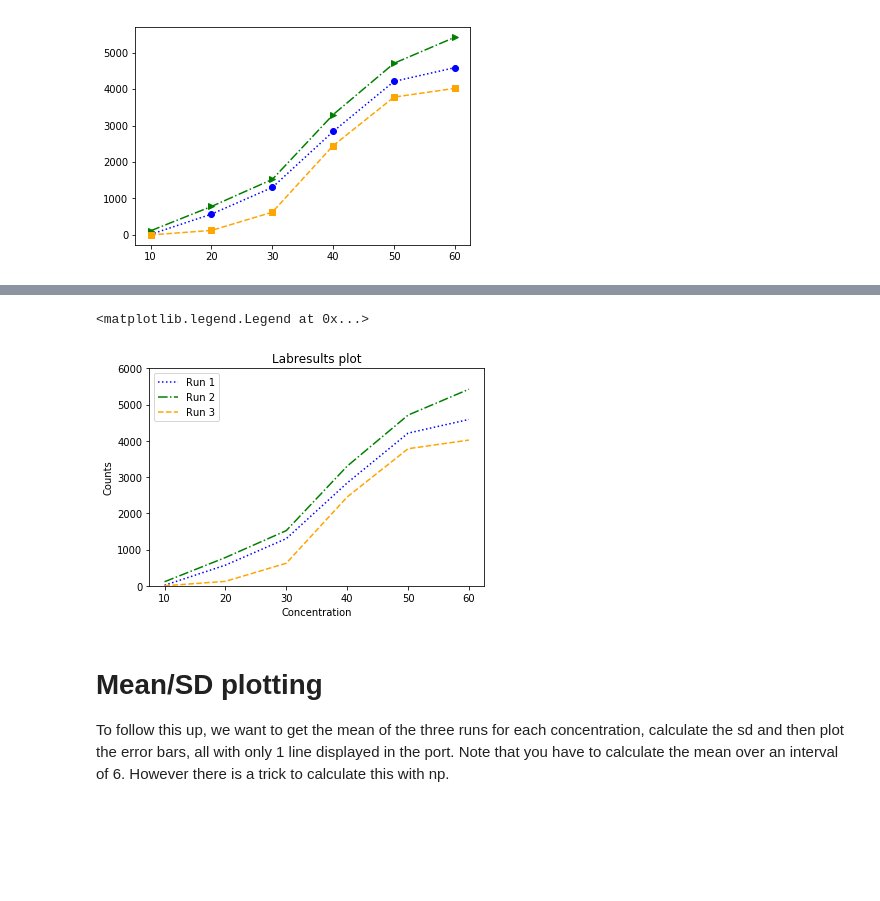
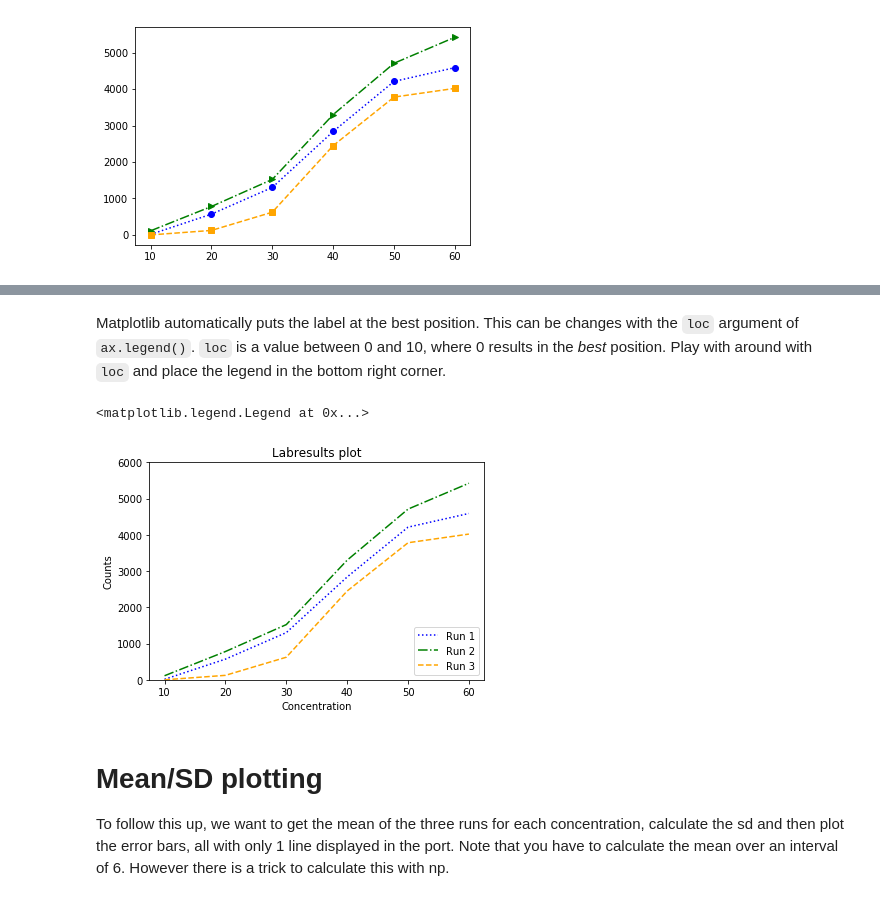
Before and after one commit to lacdr-tox/basic-programming-in-drug-discovery, a Jupyter notebook: python/exercises/2. Basic Plotting.ipynb, the cells around one changed output, grey strips where cells are left out. Saved outputs shown, nothing was run; the diff lists cells and outputs as text; code cells hidden in the pictures; blank space fills up the shorter version.

Commit message:
Update multi line plotting

```diff
--- a/python/exercises/2. Basic Plotting.ipynb
+++ b/python/exercises/2. Basic Plotting.ipynb
@@ -132,14 +191,16 @@ Add a legend as well in the topleft corner by using the 'loc' parameter (https:/
+# %% [markdown]
+Matplotlib automatically puts the label at the best position. This can be changes with the `loc` argument of `ax.legend()`. `loc` is a value between 0 and 10, where 0 results in the *best* position. Play with around with `loc` and place the legend in the bottom right corner.
 # %%
 fig = plt.figure(figsize=(6,4))
 ax = plt.gca()
 ax.plot(conc_unique,counts[:6], color='blue', linestyle=':', label='Run 1')
 ax.plot(conc_unique,counts[6:12], color='green', linestyle='-.', label='Run 2')
 ax.plot(conc_unique,counts[12:], color='orange', linestyle='--', label='Run 3')
 ax.set(title='Labresults plot',xlabel='Concentration',ylabel='Counts', ylim=[0,6000])
-ax.legend(loc=2)
+ax.legend(loc=4)
 # %% [output]
 <matplotlib.legend.Legend at 0x...>
-[figure, old version]
+[figure, new version]
 # %% [markdown]
 # Mean/SD plotting
 
```
Also changed, not shown: parts of 14 cells of this notebook.
